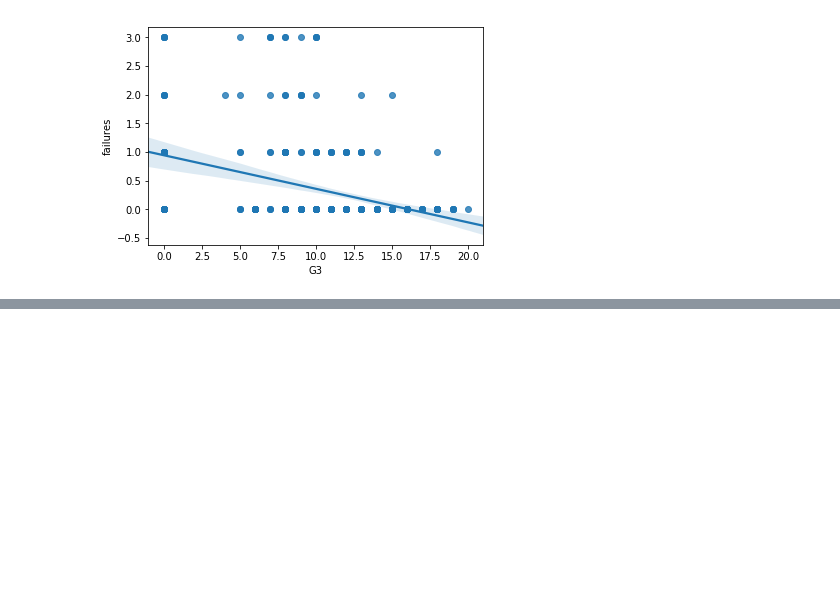
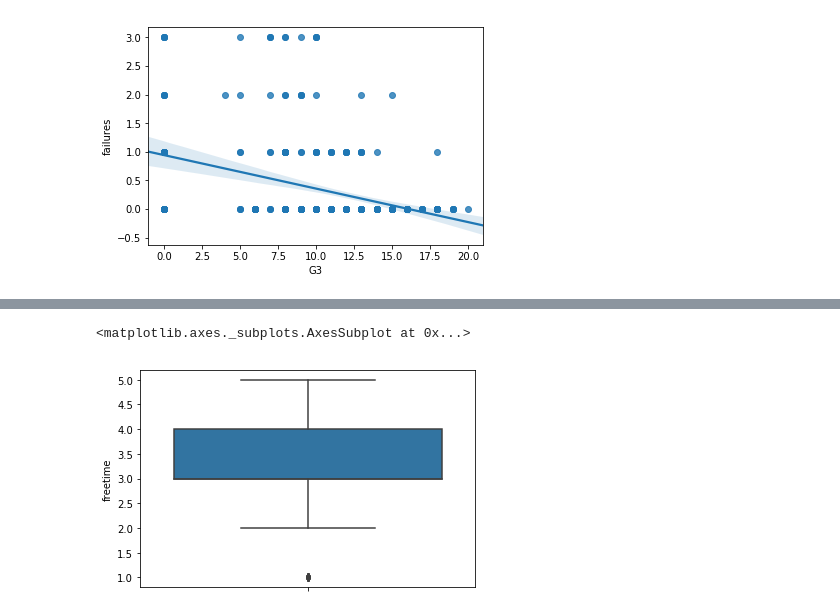
Before and after one commit to SzilvasiPeter/Diploma-project, a Jupyter notebook: Source/Visualization/Visualization_Types.ipynb, the cells around one changed output, grey strips where cells are left out. Cells and saved outputs as stored; diff of their text form; code cells hidden in the pictures; blank space fills up the shorter version.

```diff
--- a/Source/Visualization/Visualization_Types.ipynb
+++ b/Source/Visualization/Visualization_Types.ipynb
@@ -102,0 +108,5 @@ sb.regplot(x="G3", y="failures", data=student_df)
+# %%
+sb.boxplot(y=student_df['freetime'])
+# %% [output]
+<matplotlib.axes._subplots.AxesSubplot at 0x...>
+[figure, added]
```
Also changed, not shown: parts of 1 cell of this notebook.
